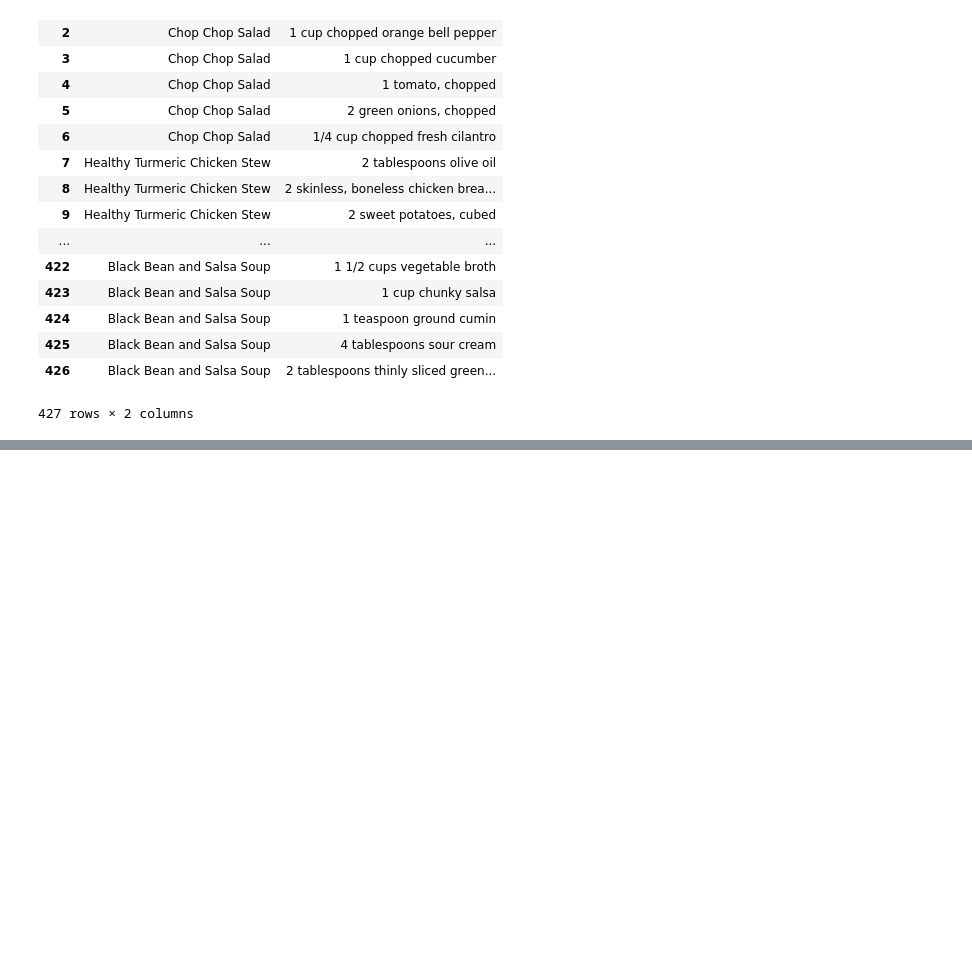
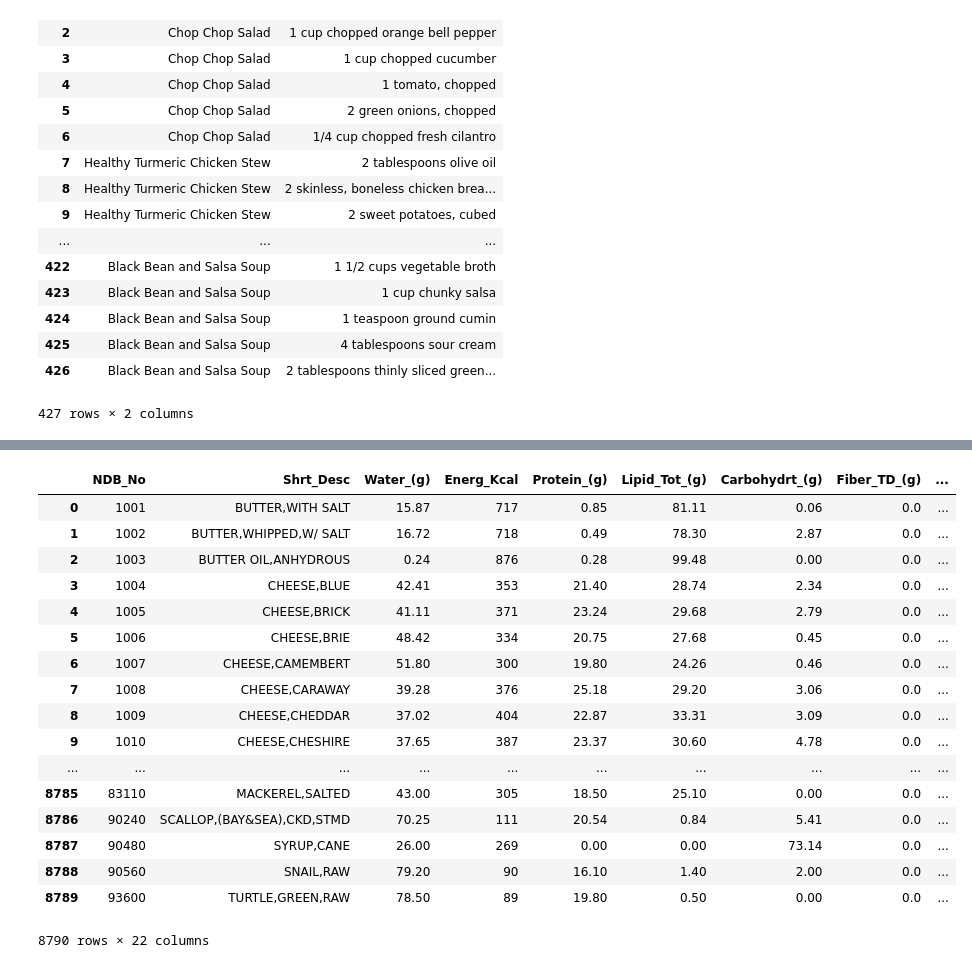
Before and after one commit to techsmj/Extract-Transform-Load-Project, a Jupyter notebook: recipes_csv.ipynb, the cells around one changed output, grey strips where cells are left out. Cells and saved outputs as stored; diff of their text form; code cells hidden in the pictures; blank space fills up the shorter version.

```diff
--- a/recipes_csv.ipynb
+++ b/recipes_csv.ipynb
@@ -114,3 +115,6 @@ recipes_df
 | 425 | Black Bean and Salsa Soup | 4 tablespoons sour cream |
 | 426 | Black Bean and Salsa Soup | 2 tablespoons thinly sliced green... |
 427 rows × 2 columns
+# %%
+
+df = pd.read_excel('https://query.data.world/s/im5ovw5g7a6rkzyjigldmcblimj7jl')
@@ -116,0 +131,25 @@ recipes_df
+# %%
+organized_df = df[['NDB_No','Shrt_Desc', 'Water_(g)', 'Energ_Kcal', 'Protein_(g)',
+       'Lipid_Tot_(g)', 'Carbohydrt_(g)', 'Fiber_TD_(g)',
+       'Sugar_Tot_(g)', 'Calcium_(mg)', 'Iron_(mg)','Sodium_(mg)','Vit_C_(mg)','Folate_Tot_(µg)','Choline_Tot_ (mg)', 'Vit_B12_(µg)','Retinol_(µg)','Cholestrl_(mg)', 'GmWt_1', 'GmWt_Desc1', 'GmWt_2',
+       'GmWt_Desc2']]
+organized_df
+# %% [output]
+|  | NDB_No | Shrt_Desc | Water_(g) | Energ_Kcal | Protein_(g) | Lipid_Tot_(g) | Carbohydrt_(g) | Fiber_TD_(g) | ... |
+| 0 | 1001 | BUTTER,WITH SALT | 15.87 | 717 | 0.85 | 81.11 | 0.06 | 0.0 | ... |
+| 1 | 1002 | BUTTER,WHIPPED,W/ SALT | 16.72 | 718 | 0.49 | 78.30 | 2.87 | 0.0 | ... |
+| 2 | 1003 | BUTTER OIL,ANHYDROUS | 0.24 | 876 | 0.28 | 99.48 | 0.00 | 0.0 | ... |
+| 3 | 1004 | CHEESE,BLUE | 42.41 | 353 | 21.40 | 28.74 | 2.34 | 0.0 | ... |
+| 4 | 1005 | CHEESE,BRICK | 41.11 | 371 | 23.24 | 29.68 | 2.79 | 0.0 | ... |
+| 5 | 1006 | CHEESE,BRIE | 48.42 | 334 | 20.75 | 27.68 | 0.45 | 0.0 | ... |
+| 6 | 1007 | CHEESE,CAMEMBERT | 51.80 | 300 | 19.80 | 24.26 | 0.46 | 0.0 | ... |
+| 7 | 1008 | CHEESE,CARAWAY | 39.28 | 376 | 25.18 | 29.20 | 3.06 | 0.0 | ... |
+| 8 | 1009 | CHEESE,CHEDDAR | 37.02 | 404 | 22.87 | 33.31 | 3.09 | 0.0 | ... |
+| 9 | 1010 | CHEESE,CHESHIRE | 37.65 | 387 | 23.37 | 30.60 | 4.78 | 0.0 | ... |
+| ... | ... | ... | ... | ... | ... | ... | ... | ... | ... |
+| 8785 | 83110 | MACKEREL,SALTED | 43.00 | 305 | 18.50 | 25.10 | 0.00 | 0.0 | ... |
+| 8786 | 90240 | SCALLOP,(BAY&SEA),CKD,STMD | 70.25 | 111 | 20.54 | 0.84 | 5.41 | 0.0 | ... |
+| 8787 | 90480 | SYRUP,CANE | 26.00 | 269 | 0.00 | 0.00 | 73.14 | 0.0 | ... |
+| 8788 | 90560 | SNAIL,RAW | 79.20 | 90 | 16.10 | 1.40 | 2.00 | 0.0 | ... |
+| 8789 | 93600 | TURTLE,GREEN,RAW | 78.50 | 89 | 19.80 | 0.50 | 0.00 | 0.0 | ... |
+8790 rows × 22 columns
```
Also changed, not shown: parts of 10 cells of this notebook, 6 other files.
